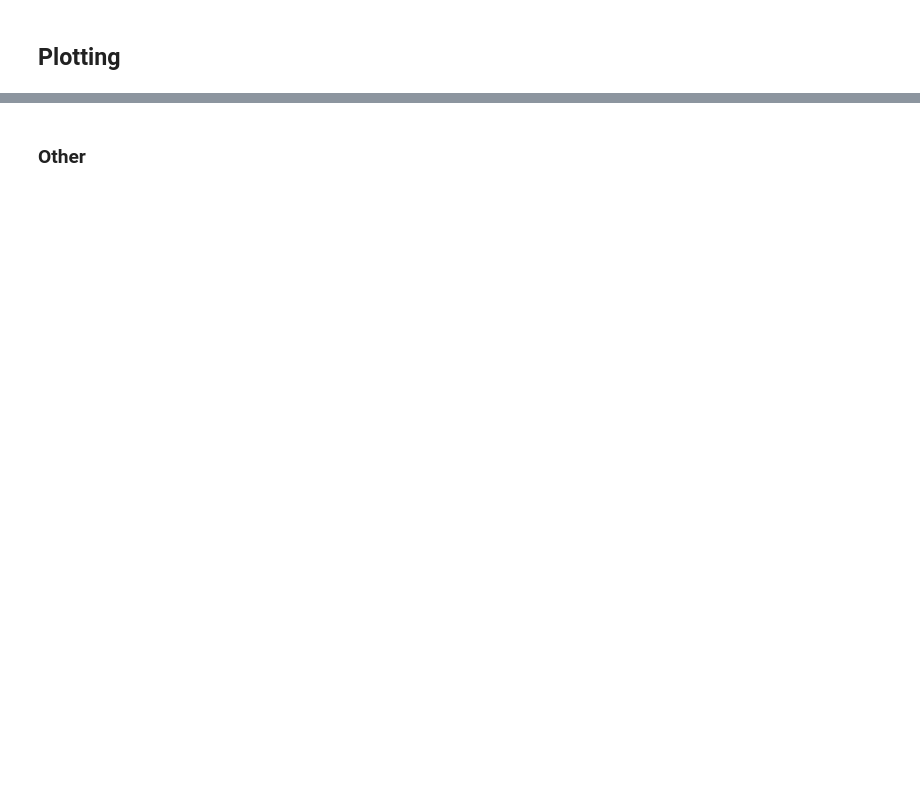
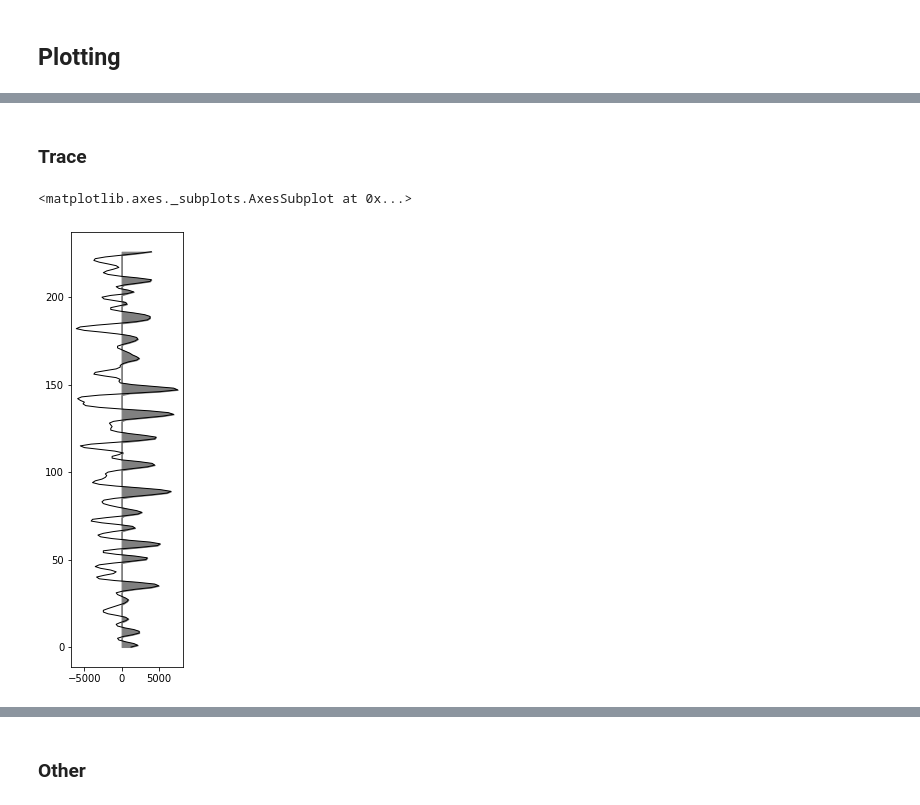
Before and after one commit to softwareunderground/subsurface, a Jupyter notebook: notebooks/seismic.ipynb, the cells around one changed output, grey strips where cells are left out. Cells and saved outputs as stored; diff of their text form; code cells hidden in the pictures; blank space fills up the shorter version.

```diff
--- a/notebooks/seismic.ipynb
+++ b/notebooks/seismic.ipynb
@@ -69,3 +55,10 @@ NameError: name 'ax' is not defined
+# %% [markdown]
+### Trace
+# %%
+seismic[0,0,:].plot()
+# %% [output]
+<matplotlib.axes._subplots.AxesSubplot at 0x...>
+[figure, added]
 # %%
 def _plot_1d(seismic):
     fig, ax = plt.subplots(figsize=(2,8))
```
Also changed, not shown: parts of 32 cells of this notebook, 1 other file.
